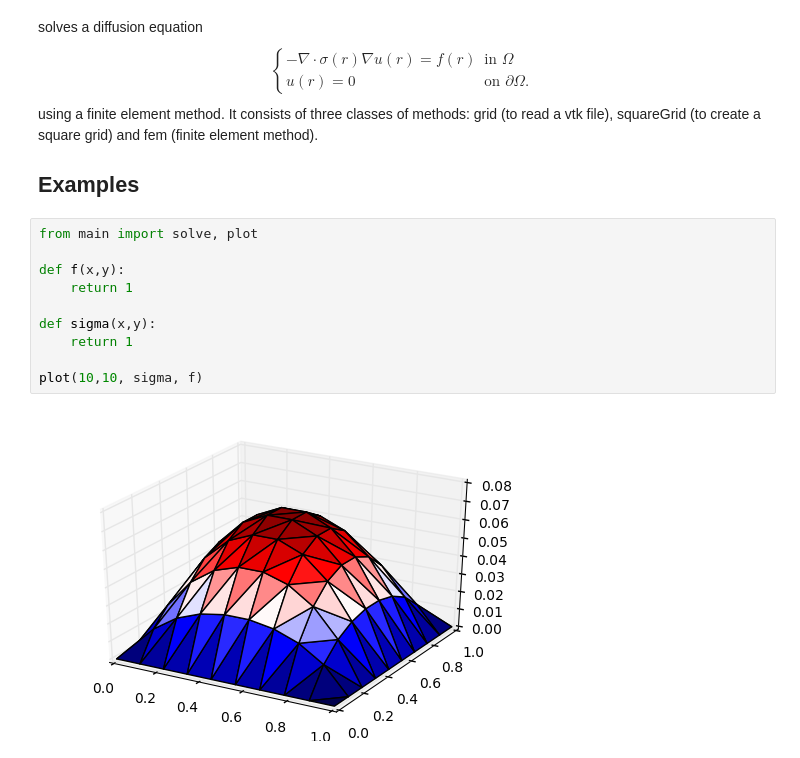
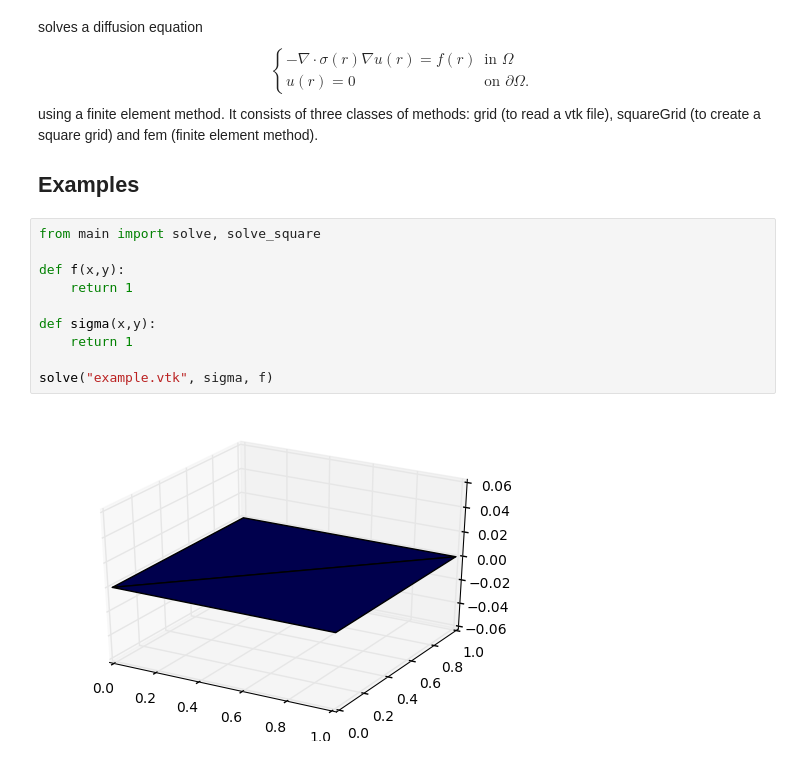
Before and after one commit to FoRomik/Diffusion, a Jupyter notebook: solution.ipynb, the cells around one changed output. Cells and saved outputs as stored; diff of their text form.

```diff
--- a/solution.ipynb
+++ b/solution.ipynb
@@ -11,14 +11,14 @@ using a finite element method. It consists of three classes of methods: grid (to
 
 ## Examples
 # %%
-from main import solve, plot
+from main import solve, solve_square
 
 def f(x,y):
     return 1
 
 def sigma(x,y):
     return 1
 
-plot(10,10, sigma, f)
+solve("example.vtk", sigma, f)
 # %% [output]
-[figure, old version]
+[figure, new version]
```
Also changed, not shown: parts of 1 cell of this notebook, 4 other files.
